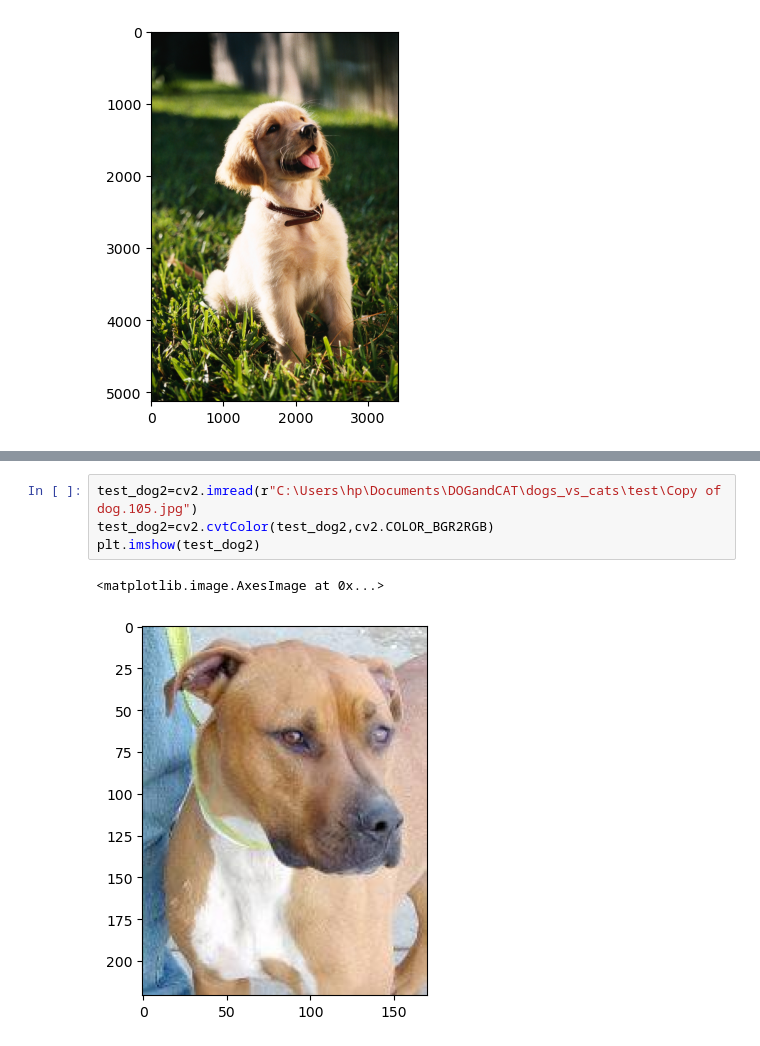
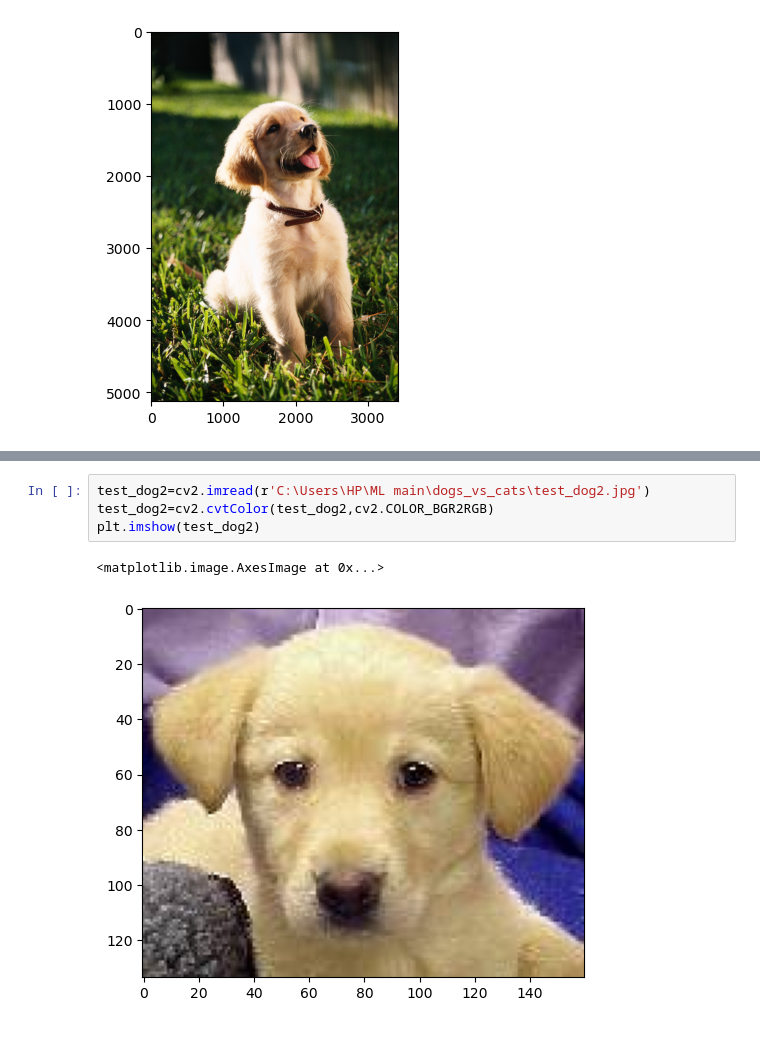
Before and after one commit to deepakjanapa/CodEvo-Solutions, a Jupyter notebook: DOGandCAT/DOGandCAT.ipynb, the cells around one changed output, grey strips where cells are left out. Cells and saved outputs as stored; diff of their text form.

```diff
--- a/DOGandCAT/DOGandCAT.ipynb
+++ b/DOGandCAT/DOGandCAT.ipynb
@@ -151,9 +161,9 @@ print(f'The image is classified as: {result}')
 The image is classified as: Cat
 # %%
-test_dog2=cv2.imread(r"C:\Users\hp\Documents\DOGandCAT\dogs_vs_cats\test\Copy of dog.105.jpg")
+test_dog2=cv2.imread(r'C:\Users\HP\ML main\dogs_vs_cats\test_dog2.jpg')
 test_dog2=cv2.cvtColor(test_dog2,cv2.COLOR_BGR2RGB)
 plt.imshow(test_dog2)
 # %% [output]
 <matplotlib.image.AxesImage at 0x...>
-[figure, old version]
+[figure, new version]
 # %%
```
Also changed, not shown: parts of 20 cells of this notebook.
